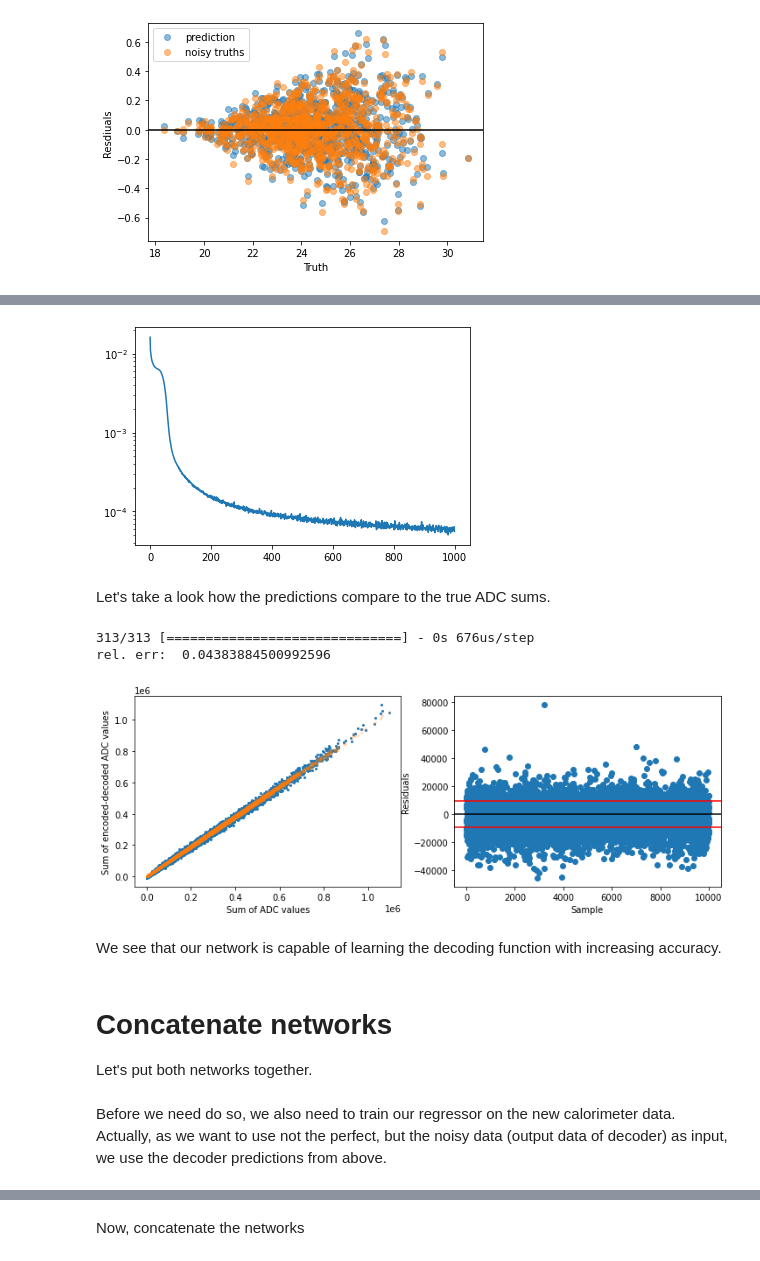
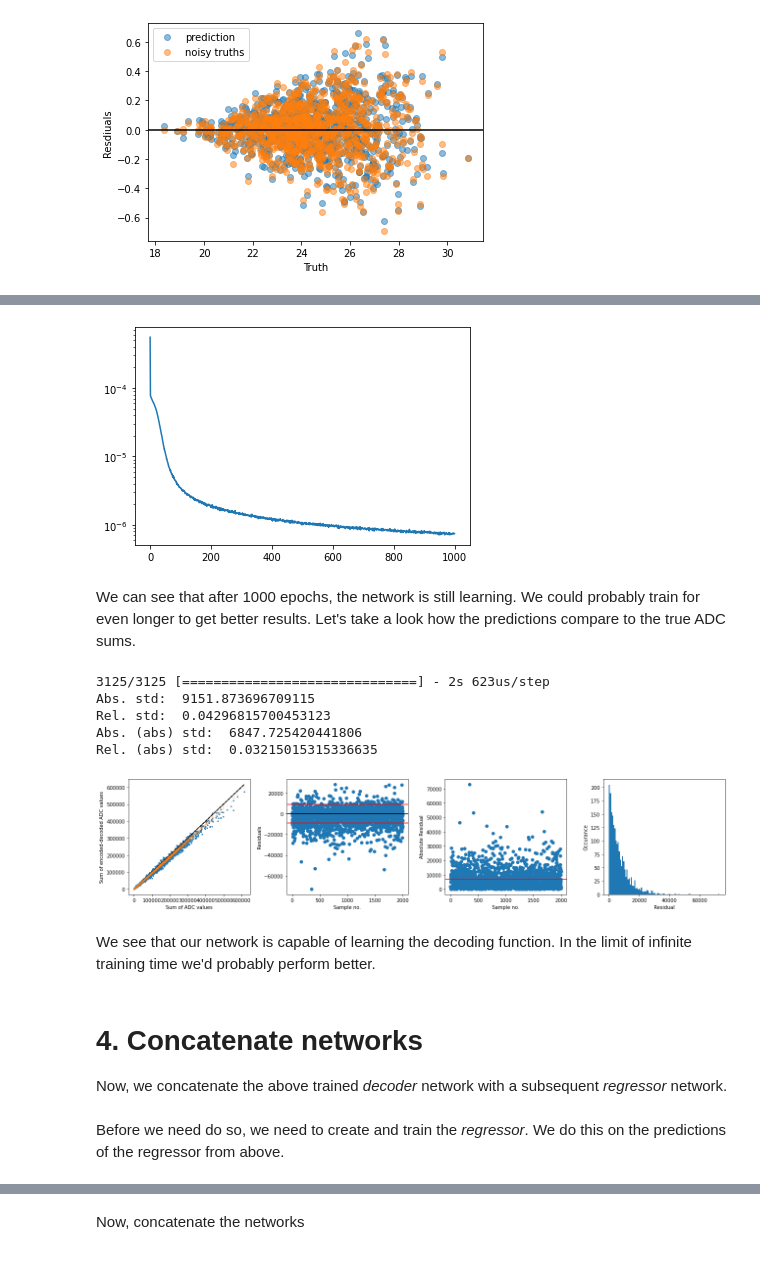
Before and after one commit to dpwinter/random_stuff, a Jupyter notebook: regressing_noisy_data.ipynb, the cells around one changed output, grey strips where cells are left out. Drawn from its saved outputs; the diff is of its cells as text; code cells hidden in the pictures.

```diff
--- a/regressing_noisy_data.ipynb
+++ b/regressing_noisy_data.ipynb
@@ -264,9 +261,11 @@ We see the map is invertible, i.e. bijective. Thus, in principle we should be ab
 # %%
-a,b = 0.02,0.9
-N = 10_000
+a,b = 0.03,2.4
+N = 100_000
 W = 7
 
-r = np.random.beta(a,b,size=(N,W,W))
+r = np.zeros((N,W,W))
+k = N // 50
+r[:k] = np.random.beta(a,b,size=(k,W,W))
 adcs = (r * max_TCval).astype(int)
 
 codes = encode(adcs)
@@ -278,9 +277,6 @@ decode_sum = np.sum(decodes, axis=(1,2))
 
 code_range = np.max(codes) - np.min(codes)
 decode_range = np.max(decodes) - np.min(decodes)
-
-codes_normed = codes / code_range
-decodes_normed = decodes / decode_range
 # %%
 fig, ax = plt.subplots(1,3, figsize=(18,4))
 
@@ -319,42 +339,64 @@ hist = decoder.fit(codes_normed, decodes_normed, epochs=1000, verbose=False, bat
 plt.plot(hist.history['loss'])
 plt.yscale('log')
 # %% [output]
-[figure, old version]
+[figure, new version]
 # %% [markdown]
-Let's take a look how the predictions compare to the true ADC sums.
+We can see that after 1000 epochs, the network is still learning. We could probably train for even longer to get better results. Let's take a look how the predictions compare to the true ADC sums.
 # %%
 decoder_pred = decoder.predict(codes_normed)
 pred_sum = np.sum(decoder_pred * decode_range, axis=(1,2))
 
-res = pred_sum - decode_sum
-std = np.std(res)
-
-fig, ax = plt.subplots(1,2, figsize=(12,4))
+fig, ax = plt.subplots(1,4, figsize=(18,4))
 
 ax[0].plot(adc_sum, pred_sum, 'o', markersize=2);
+ax[0].plot(adc_sum, adc_sum, '--', c='k');
 ax[0].plot(adc_sum, decode_sum, 'o', markersize=2, alpha=0.2);
 ax[0].set_xlabel('Sum of ADC values');
 ax[0].set_ylabel('Sum of encoded-decoded ADC values');
+
+res = (pred_sum - decode_sum)[:k]
+std = np.std(res[:k]) # exclude all sums which equal to zero for fair comparison.
+
+print('Abs. std: ', std)
+print('Rel. std: ', std/decode_range)
 
 ax[1].plot(res, 'o');
 ax[1].axhline(0, c='k');
 ax[1].axhline(std, c='red');
 ax[1].axhline(-std, c='red');
 ax[1].set_ylabel('Residuals');
-ax[1].set_xlabel('Sample');
+ax[1].set_xlabel('Sample no.');
 
-print('rel. err: ', std/decode_range)
+res = np.abs((pred_sum - decode_sum)[:k]) # Let's look at the absolute residuals
+std = np.std(res)
+
+ax[2].plot(res,'o');
+ax[2].axhline(std, c='red');
+ax[2].set_ylabel('Absolute Residual');
+ax[2].set_xlabel('Sample no.');
+
+ax[3].hist(res, bins=100);
+ax[3].set_ylabel('Occurance');
+ax[3].set_xlabel('Residual');
+
+plt.tight_layout();
+
+print('Abs. (abs) std: ', std)
+print('Rel. (abs) std: ', std/decode_range)
 # %% [output]
-313/313 [==============================] - 0s 676us/step
-rel. err:  0.04383884500992596
+3125/3125 [==============================] - 2s 623us/step
+Abs. std:  9151.873696709115
+Rel. std:  0.04296815700453123
+Abs. (abs) std:  6847.725420441806
+Rel. (abs) std:  0.03215015315336635
-[figure, old version]
+[figure, new version]
 # %% [markdown]
-We see that our network is capable of learning the decoding function with increasing accuracy.
+We see that our network is capable of learning the decoding function. In the limit of infinite training time we'd probably perform better.
 # %% [markdown]
-# Concatenate networks
-Let's put both networks together.
+# 4. Concatenate networks
+Now, we concatenate the above trained *decoder* network with a subsequent *regressor* network.
 # %% [markdown]
-Before we need do so, we also need to train our regressor on the new calorimeter data. Actually, as we want to use not the perfect, but the noisy data (output data of decoder) as input, we use the decoder predictions from above.
+Before we need do so, we need to create and train the *regressor*. We do this on the predictions of the regressor from above.
 # %%
 regressor = keras.Sequential([keras.Input(shape=(W,W)),
                           keras.layers.Flatten(),
```
Also changed, not shown: parts of 29 cells of this notebook.
